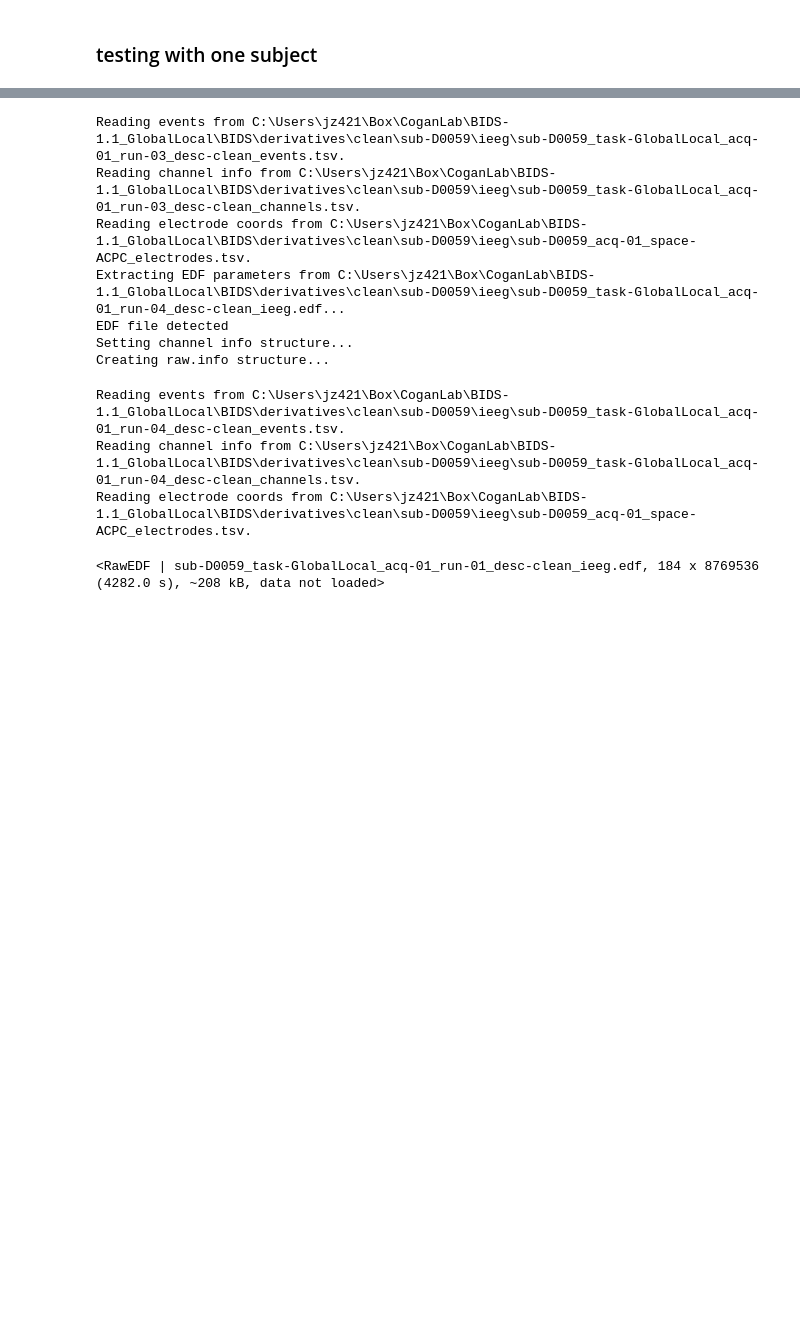
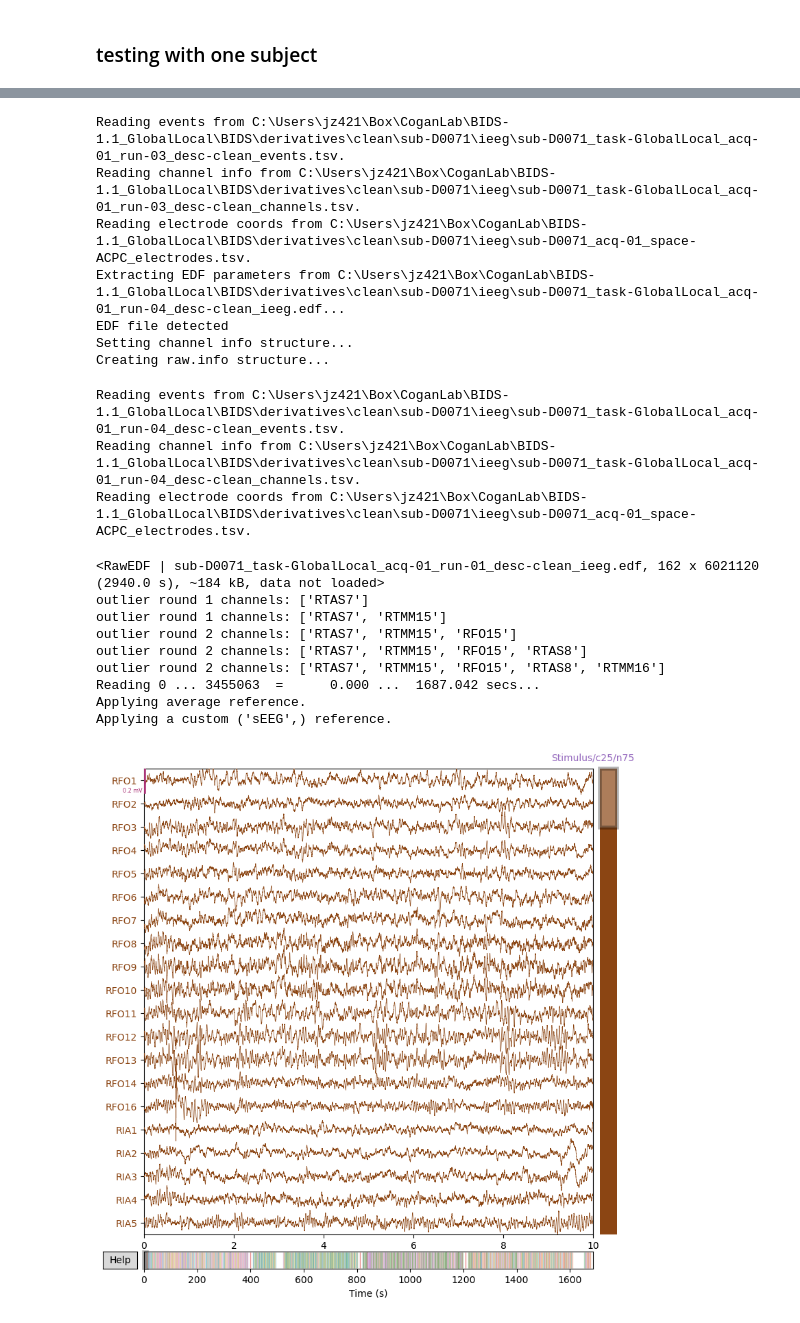
Before and after one commit to coganlab/GlobalLocal, a Jupyter notebook: copy_wavelet_spec.ipynb, the cells around one changed output, grey strips where cells are left out. Cells and saved outputs as stored; diff of their text form; code cells hidden in the pictures; blank space fills up the shorter version.

```diff
--- a/copy_wavelet_spec.ipynb
+++ b/copy_wavelet_spec.ipynb
@@ -154,7 +106,7 @@ subjects = layout.get(return_type="id", target="subject")
 print(subjects)
 # for sub in subjects:
 
-sub='D0059' #why does this not work in the for loop???
+sub='D0071' #why does this not work in the for loop???
 # Load the data
 filt = raw_from_layout(layout.derivatives['derivatives/clean'], subject=sub,
                         extension='.edf', desc='clean', preload=False) #get line-noise filtered data
@@ -201,17 +153,26 @@ Extracting EDF parameters from C:\Users\jz421\Box\CoganLab\BIDS-1.1_GlobalLocal\
 EDF file detected
 Setting channel info structure...
 Creating raw.info structure...
-Reading events from C:\Users\jz421\Box\CoganLab\BIDS-1.1_GlobalLocal\BIDS\derivatives\clean\sub-D0059\ieeg\sub-D0059_task-GlobalLocal_acq-01_run-03_desc-clean_events.tsv.
-Reading channel info from C:\Users\jz421\Box\CoganLab\BIDS-1.1_GlobalLocal\BIDS\derivatives\clean\sub-D0059\ieeg\sub-D0059_task-GlobalLocal_acq-01_run-03_desc-clean_channels.tsv.
-Reading electrode coords from C:\Users\jz421\Box\CoganLab\BIDS-1.1_GlobalLocal\BIDS\derivatives\clean\sub-D0059\ieeg\sub-D0059_acq-01_space-ACPC_electrodes.tsv.
-Extracting EDF parameters from C:\Users\jz421\Box\CoganLab\BIDS-1.1_GlobalLocal\BIDS\derivatives\clean\sub-D0059\ieeg\sub-D0059_task-GlobalLocal_acq-01_run-04_desc-clean_ieeg.edf...
+Reading events from C:\Users\jz421\Box\CoganLab\BIDS-1.1_GlobalLocal\BIDS\derivatives\clean\sub-D0071\ieeg\sub-D0071_task-GlobalLocal_acq-01_run-03_desc-clean_events.tsv.
+Reading channel info from C:\Users\jz421\Box\CoganLab\BIDS-1.1_GlobalLocal\BIDS\derivatives\clean\sub-D0071\ieeg\sub-D0071_task-GlobalLocal_acq-01_run-03_desc-clean_channels.tsv.
+Reading electrode coords from C:\Users\jz421\Box\CoganLab\BIDS-1.1_GlobalLocal\BIDS\derivatives\clean\sub-D0071\ieeg\sub-D0071_acq-01_space-ACPC_electrodes.tsv.
+Extracting EDF parameters from C:\Users\jz421\Box\CoganLab\BIDS-1.1_GlobalLocal\BIDS\derivatives\clean\sub-D0071\ieeg\sub-D0071_task-GlobalLocal_acq-01_run-04_desc-clean_ieeg.edf...
 EDF file detected
 Setting channel info structure...
 Creating raw.info structure...
-Reading events from C:\Users\jz421\Box\CoganLab\BIDS-1.1_GlobalLocal\BIDS\derivatives\clean\sub-D0059\ieeg\sub-D0059_task-GlobalLocal_acq-01_run-04_desc-clean_events.tsv.
-Reading channel info from C:\Users\jz421\Box\CoganLab\BIDS-1.1_GlobalLocal\BIDS\derivatives\clean\sub-D0059\ieeg\sub-D0059_task-GlobalLocal_acq-01_run-04_desc-clean_channels.tsv.
-Reading electrode coords from C:\Users\jz421\Box\CoganLab\BIDS-1.1_GlobalLocal\BIDS\derivatives\clean\sub-D0059\ieeg\sub-D0059_acq-01_space-ACPC_electrodes.tsv.
+Reading events from C:\Users\jz421\Box\CoganLab\BIDS-1.1_GlobalLocal\BIDS\derivatives\clean\sub-D0071\ieeg\sub-D0071_task-GlobalLocal_acq-01_run-04_desc-clean_events.tsv.
+Reading channel info from C:\Users\jz421\Box\CoganLab\BIDS-1.1_GlobalLocal\BIDS\derivatives\clean\sub-D0071\ieeg\sub-D0071_task-GlobalLocal_acq-01_run-04_desc-clean_channels.tsv.
+Reading electrode coords from C:\Users\jz421\Box\CoganLab\BIDS-1.1_GlobalLocal\BIDS\derivatives\clean\sub-D0071\ieeg\sub-D0071_acq-01_space-ACPC_electrodes.tsv.
-<RawEDF | sub-D0059_task-GlobalLocal_acq-01_run-01_desc-clean_ieeg.edf, 184 x 8769536 (4282.0 s), ~208 kB, data not loaded>
+<RawEDF | sub-D0071_task-GlobalLocal_acq-01_run-01_desc-clean_ieeg.edf, 162 x 6021120 (2940.0 s), ~184 kB, data not loaded>
+outlier round 1 channels: ['RTAS7']
+outlier round 1 channels: ['RTAS7', 'RTMM15']
+outlier round 2 channels: ['RTAS7', 'RTMM15', 'RFO15']
+outlier round 2 channels: ['RTAS7', 'RTMM15', 'RFO15', 'RTAS8']
+outlier round 2 channels: ['RTAS7', 'RTMM15', 'RFO15', 'RTAS8', 'RTMM16']
+Reading 0 ... 3455063  =      0.000 ...  1687.042 secs...
+Applying average reference.
+Applying a custom ('sEEG',) reference.
+[figure, added]
 # %%
 RTs, skipped = calculate_RTs(good)
 avg_RT = np.median(RTs)
```
Also changed, not shown: parts of 8 cells of this notebook, 2 other files.
